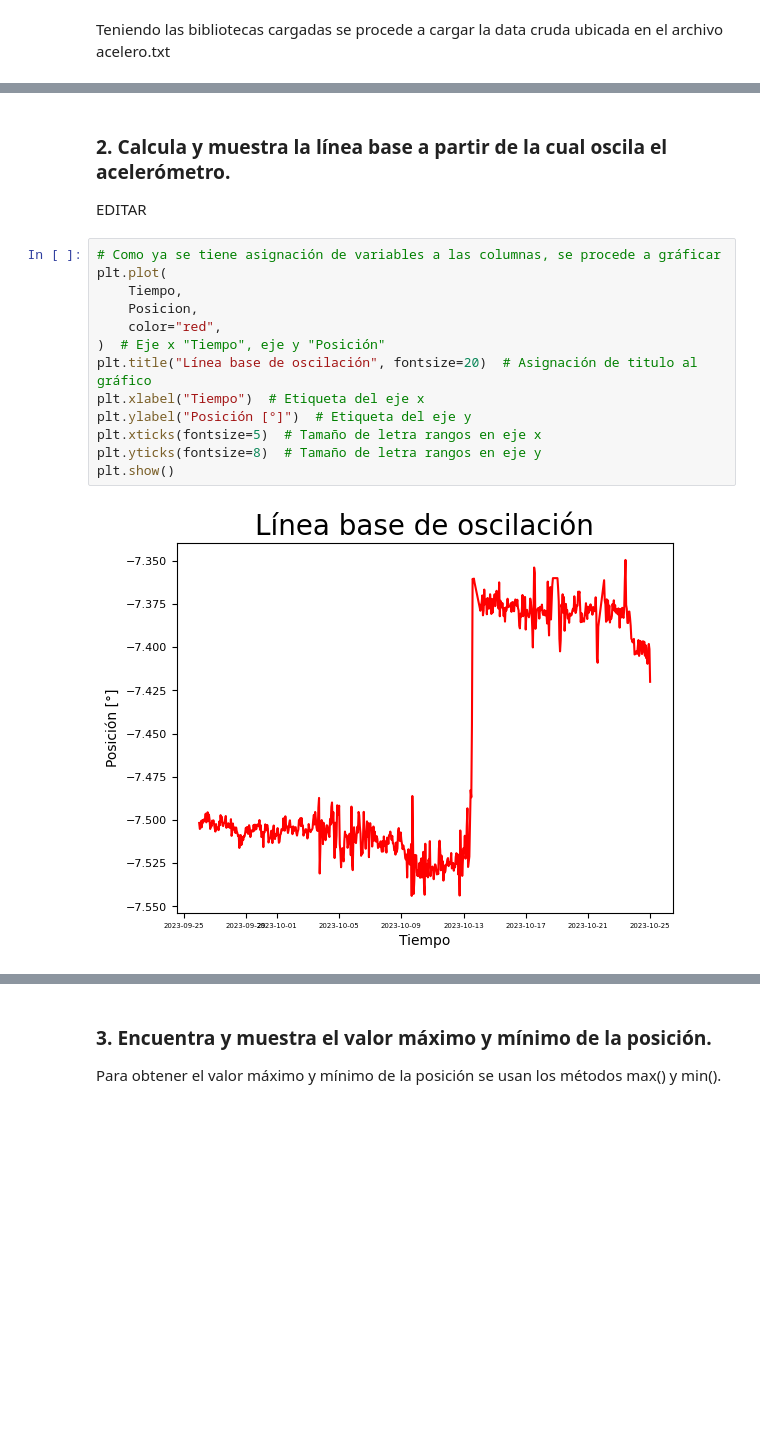
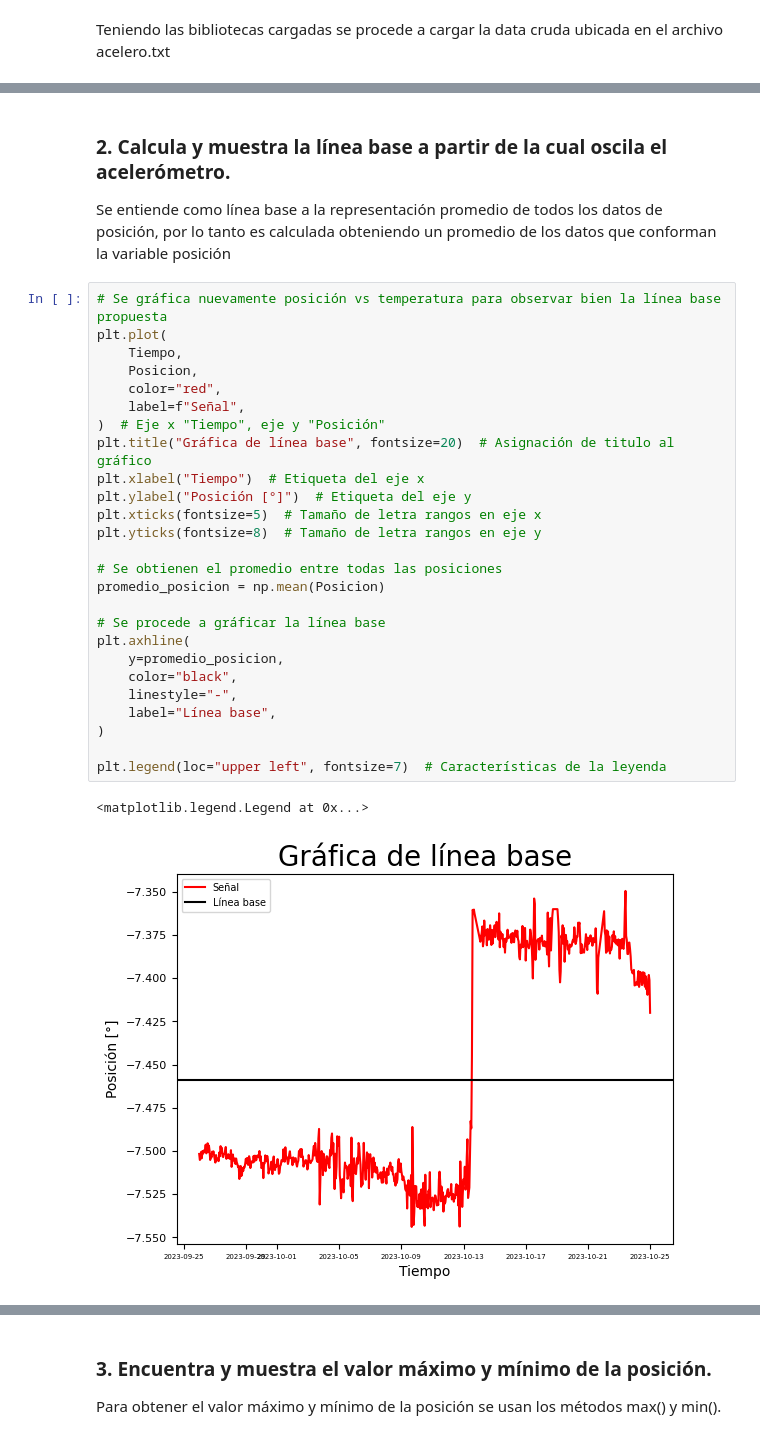
Before and after one commit to jdg16/solucion_giraldo_jupyter, a Jupyter notebook: prueba.ipynb, the cells around one changed output, grey strips where cells are left out. Saved outputs shown, nothing was run; the diff lists cells and outputs as text; blank space fills up the shorter version.

```diff
--- a/prueba.ipynb
+++ b/prueba.ipynb
@@ -81,19 +81,33 @@ plt.show()
 # %% [markdown]
 ### 2. Calcula y muestra la línea base a partir de la cual oscila el acelerómetro.
 
-EDITAR
+Se entiende como línea base a la representación promedio de todos los datos de posición, por lo tanto es calculada obteniendo un promedio de los datos que conforman la variable posición
 # %%
-# Como ya se tiene asignación de variables a las columnas, se procede a gráficar
+# Se gráfica nuevamente posición vs temperatura para observar bien la línea base propuesta
 plt.plot(
     Tiempo,
     Posicion,
     color="red",
+    label=f"Señal",
 )  # Eje x "Tiempo", eje y "Posición"
-plt.title("Línea base de oscilación", fontsize=20)  # Asignación de titulo al gráfico
+plt.title("Gráfica de línea base", fontsize=20)  # Asignación de titulo al gráfico
 plt.xlabel("Tiempo")  # Etiqueta del eje x
 plt.ylabel("Posición [°]")  # Etiqueta del eje y
 plt.xticks(fontsize=5)  # Tamaño de letra rangos en eje x
 plt.yticks(fontsize=8)  # Tamaño de letra rangos en eje y
-plt.show()
+
+# Se obtienen el promedio entre todas las posiciones
+promedio_posicion = np.mean(Posicion)
+
+# Se procede a gráficar la línea base
+plt.axhline(
+    y=promedio_posicion,
+    color="black",
+    linestyle="-",
+    label="Línea base",
+)
+
+plt.legend(loc="upper left", fontsize=7)  # Características de la leyenda
 # %% [output]
+<matplotlib.legend.Legend at 0x...>
-[figure, old version]
+[figure, new version]
```
Also changed, not shown: parts of 33 cells of this notebook, 3 other files.
